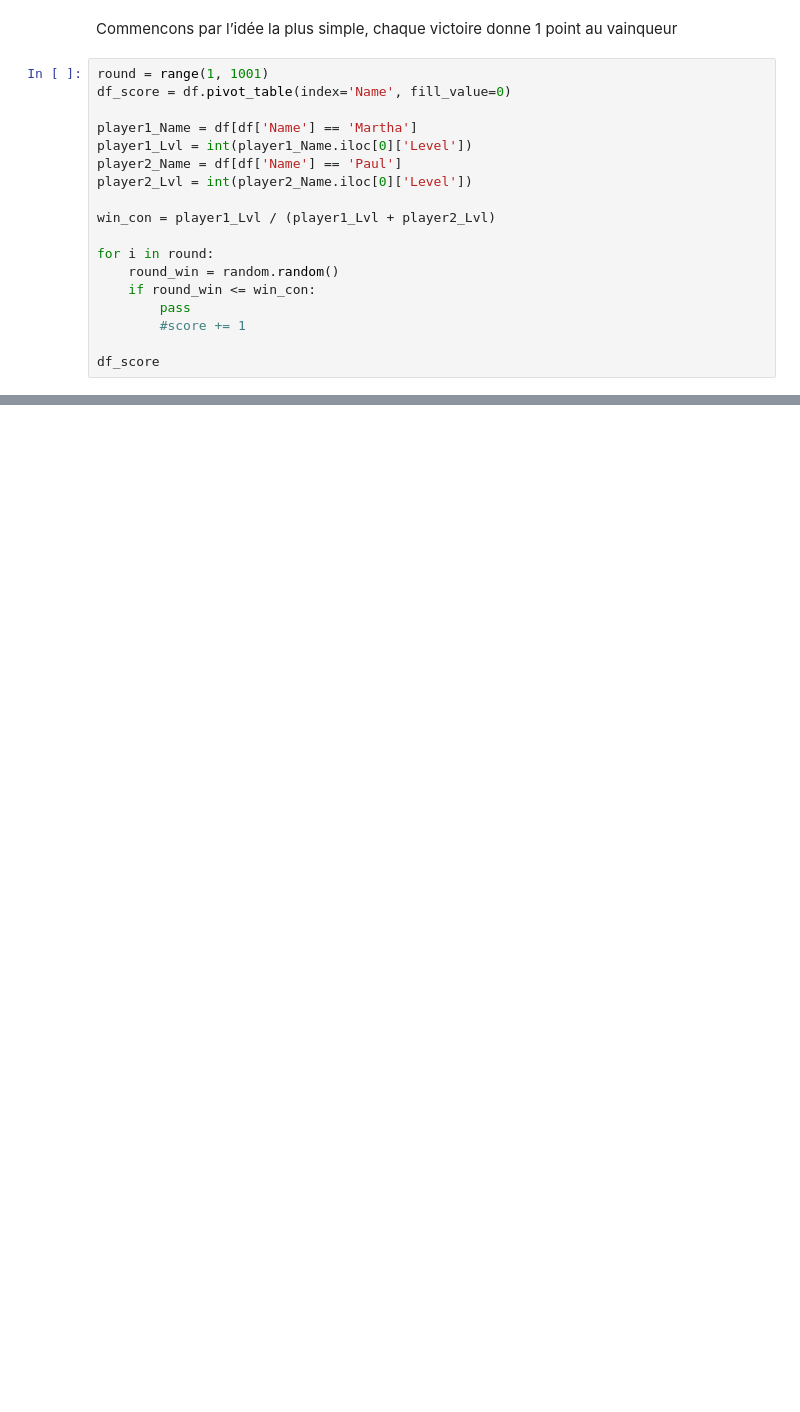
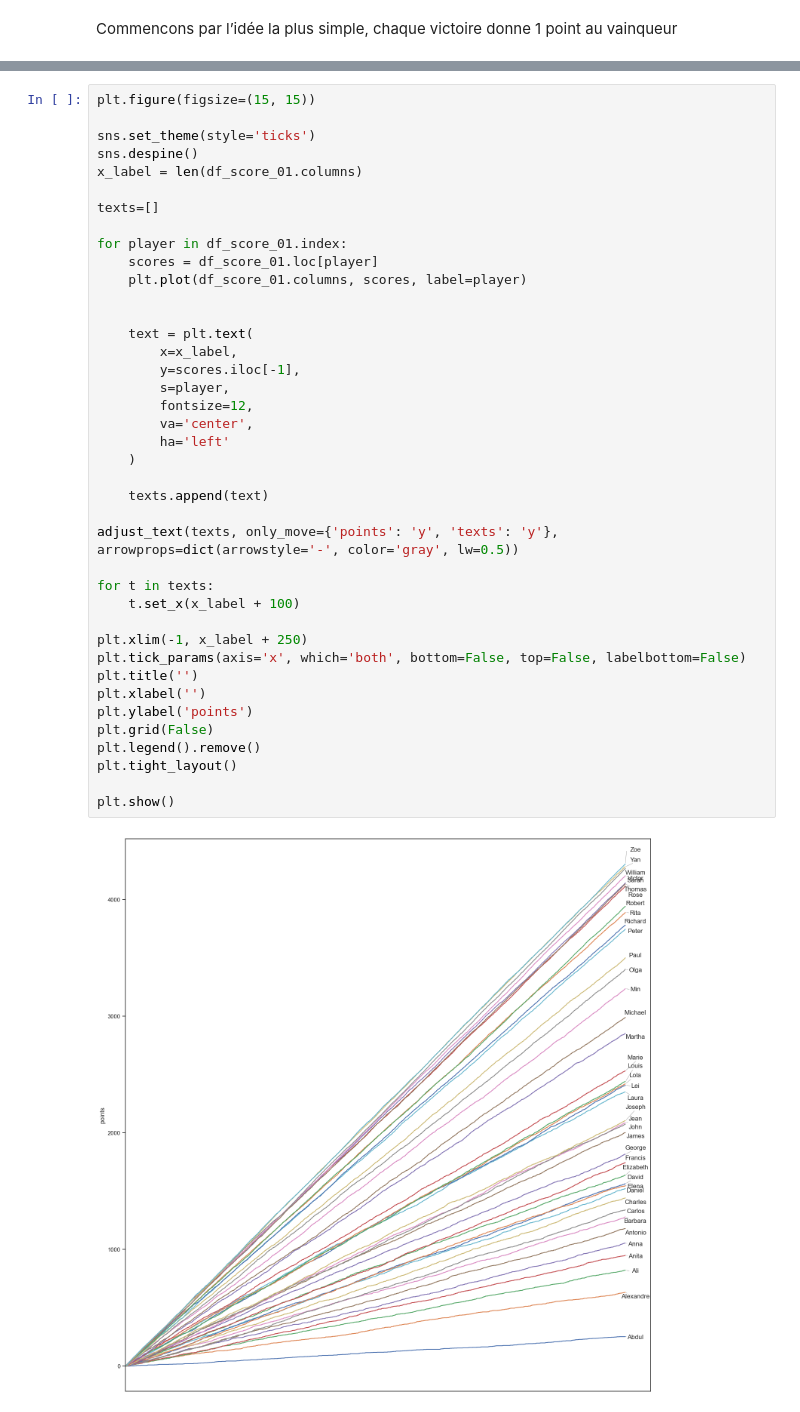
Before and after one commit to colinldt/Elo_rating_system, a Jupyter notebook: elo_rating_system.ipynb, the cells around one changed output, grey strips where cells are left out. Cells and saved outputs as stored; diff of their text form; blank space fills up the shorter version.

Commit message:
chart_02

```diff
--- a/elo_rating_system.ipynb
+++ b/elo_rating_system.ipynb
@@ -27,20 +13,2 @@ df
 # %% [markdown]
 Commencons par l’idée la plus simple, chaque victoire donne 1 point au vainqueur
-# %%
-round = range(1, 1001)
-df_score = df.pivot_table(index='Name', fill_value=0)
-
-player1_Name = df[df['Name'] == 'Martha']
-player1_Lvl = int(player1_Name.iloc[0]['Level'])
-player2_Name = df[df['Name'] == 'Paul']
-player2_Lvl = int(player2_Name.iloc[0]['Level'])
-
-win_con = player1_Lvl / (player1_Lvl + player2_Lvl)
-
-for i in round:
-    round_win = random.random()
-    if round_win <= win_con:
-        pass
-        #score += 1
-
-df_score
@@ -65,0 +63,42 @@ df_score
+# %%
+plt.figure(figsize=(15, 15))
+
+sns.set_theme(style='ticks')
+sns.despine()
+x_label = len(df_score_01.columns)
+
+texts=[]
+
+for player in df_score_01.index:
+    scores = df_score_01.loc[player]
+    plt.plot(df_score_01.columns, scores, label=player)
+
+
+    text = plt.text(
+        x=x_label,
+        y=scores.iloc[-1],
+        s=player,
+        fontsize=12,
+        va='center',
+        ha='left'
+    )
+
+    texts.append(text)
+
+adjust_text(texts, only_move={'points': 'y', 'texts': 'y'}, arrowprops=dict(arrowstyle='-', color='gray', lw=0.5))
+
+for t in texts:
+    t.set_x(x_label + 100)
+
+plt.xlim(-1, x_label + 250)
+plt.tick_params(axis='x', which='both', bottom=False, top=False, labelbottom=False)
+plt.title('')
+plt.xlabel('')
+plt.ylabel('points')
+plt.grid(False)
+plt.legend().remove()
+plt.tight_layout()
+
+plt.show()
+# %% [output]
+[figure, added]
```
Also changed, not shown: parts of 8 cells of this notebook.
